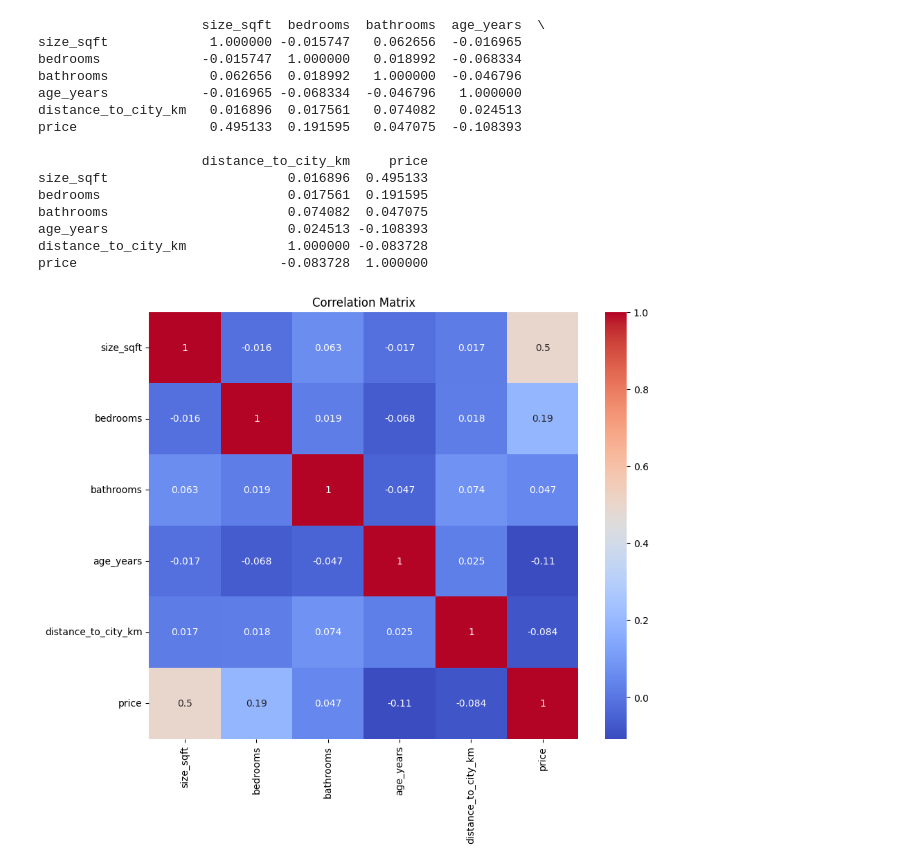
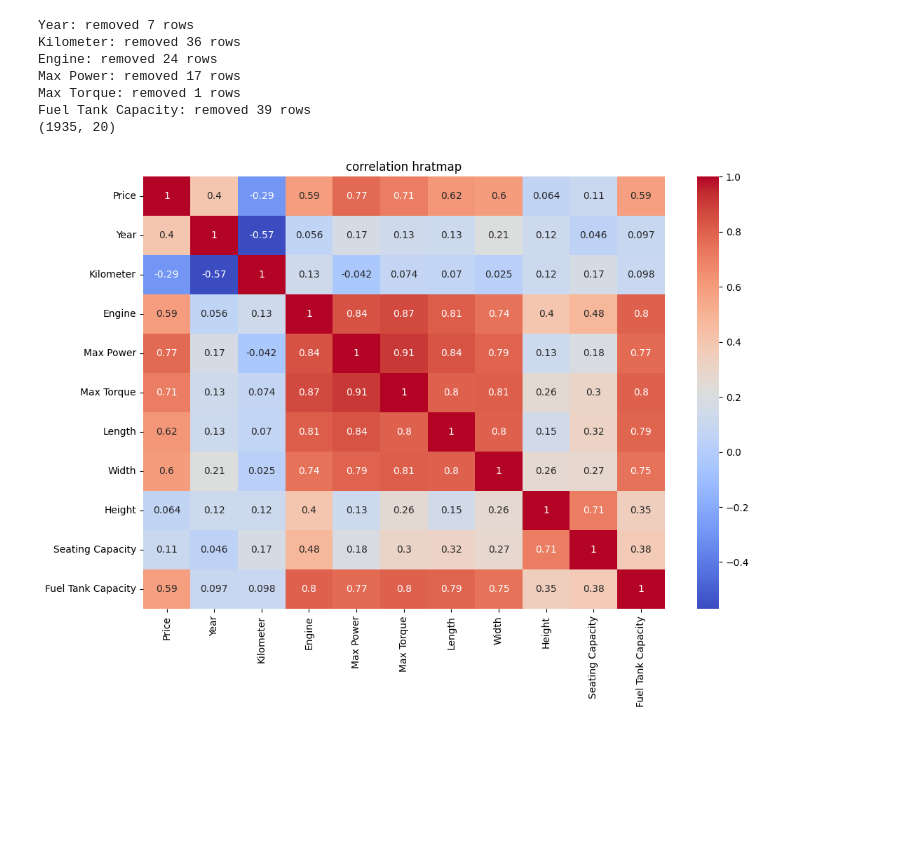
Before and after one commit to momensaleh193-png/NTI-ML-, a Jupyter notebook: momen_regression.ipynb, the cells around one changed output. Cells and saved outputs as stored; diff of their text form; code cells hidden in the pictures; blank space fills up the shorter version.

```diff
--- a/momen_regression.ipynb
+++ b/momen_regression.ipynb
@@ -76,3 +95,21 @@ df_clean["bathrooms"] = df_clean["bathrooms"].fillna(bathrooms_mode)
+# %%
+numeric_model_based = [
+    "Length", "Width", "Height", "Seating Capacity",
+    "Fuel Tank Capacity", "Engine", "Max Power", "Max Torque"
+]
+
+df_clean["Engine"] = df_clean["Engine"].astype(str).str.extract(r'(\d+\.?\d*)').astype(float)
+df_clean["Max Power"] = df_clean["Max Power"].astype(str).str.extract(r'(\d+\.?\d*)').astype(float)
+df_clean["Max Torque"] = df_clean["Max Torque"].astype(str).str.extract(r'(\d+\.?\d*)').astype(float)
+
+for col in numeric_model_based:
+    df_clean[col] = df_clean.groupby("Model")[col].transform(lambda x: x.fillna(x.median()))
+    df_clean[col] = df_clean[col].fillna(df_clean[col].median())
+# %%
+df_clean["Drivetrain"] = df_clean.groupby("Model")["Drivetrain"].transform(
+    lambda x: x.fillna(x.mode()[0] if not x.mode().empty else "Unknown")
+)
+df_clean["Drivetrain"] = df_clean["Drivetrain"].fillna(df_clean["Drivetrain"].mode()[0])
 # %%
 df_clean.isna().sum()
 # %% [output]
@@ -110,26 +187,36 @@ the new shape
+# %%
+
+cols_to_remove_outliers = ["Year", "Kilometer", "Engine", "Max Power", "Max Torque", "Fuel Tank Capacity"]
+
+for col in cols_to_remove_outliers:
+    Q1 = df_clean[col].quantile(0.25)
+    Q3 = df_clean[col].quantile(0.75)
+    IQR = Q3 - Q1
+    lower_bound = Q1 - 1.5 * IQR
+    upper_bound = Q3 + 1.5 * IQR
+
+    before = df_clean.shape[0]
+    df_clean = df_clean[(df_clean[col] >= lower_bound) & (df_clean[col] <= upper_bound)]
+    after = df_clean.shape[0]
+    print(f"{col}: removed {before - after} rows")
+
+df_clean["Seating Capacity"] = df_clean["Seating Capacity"].clip(lower=5, upper=7)
+
+print(df_clean.shape)
+# %% [output]
+Year: removed 7 rows
+Kilometer: removed 36 rows
+Engine: removed 24 rows
+Max Power: removed 17 rows
+Max Torque: removed 1 rows
+Fuel Tank Capacity: removed 39 rows
+(1935, 20)
 # %%
 corr = df_clean.corr(numeric_only=True)
-print(corr)
-
-plt.figure(figsize=(10, 8))
-sns.heatmap(corr, annot=True, cmap="coolwarm")
-plt.title("Correlation Matrix")
+plt.figure(figsize=(12,8))
+sns.heatmap(corr , annot=True , cmap="coolwarm")
+plt.title("correlation hratmap")
 plt.show()
 # %% [output]
-                     size_sqft  bedrooms  bathrooms  age_years  \
-size_sqft             1.000000 -0.015747   0.062656  -0.016965
-bedrooms             -0.015747  1.000000   0.018992  -0.068334
-bathrooms             0.062656  0.018992   1.000000  -0.046796
-age_years            -0.016965 -0.068334  -0.046796   1.000000
-distance_to_city_km   0.016896  0.017561   0.074082   0.024513
-price                 0.495133  0.191595   0.047075  -0.108393
-
-                     distance_to_city_km     price
-size_sqft                       0.016896  0.495133
-bedrooms                        0.017561  0.191595
-bathrooms                       0.074082  0.047075
-age_years                       0.024513 -0.108393
-distance_to_city_km             1.000000 -0.083728
-price                          -0.083728  1.000000
-[figure, old version]
+[figure, new version]
 # %%
```
Also changed, not shown: parts of 27 cells of this notebook.
